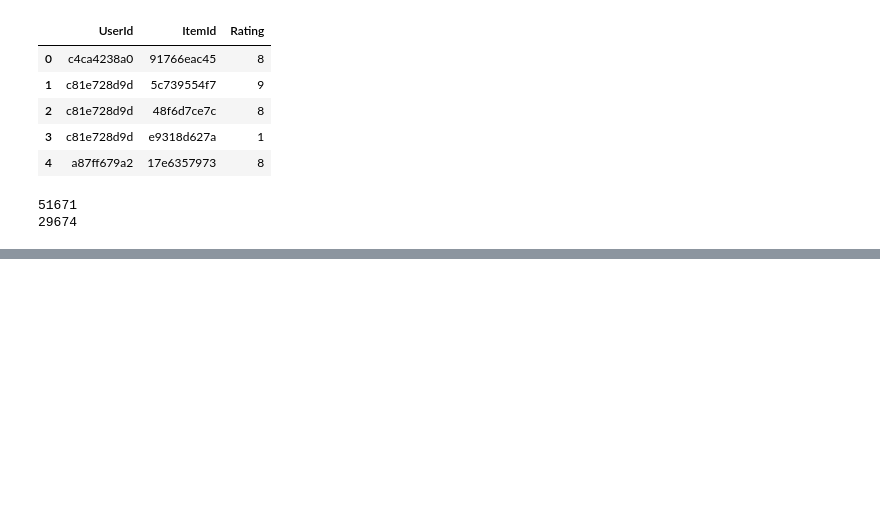
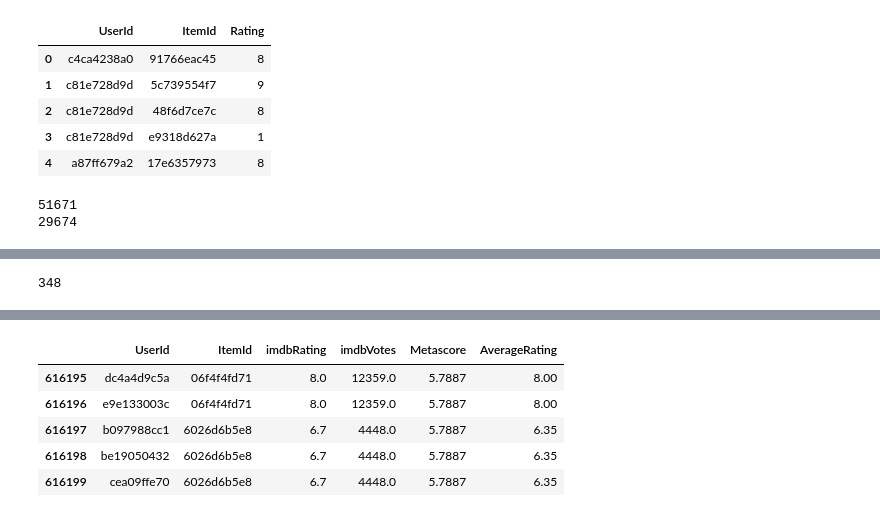
Before and after one commit to carolinabrandao/Recommendation-movies-to-users, a Jupyter notebook: teste2.ipynb, the cells around one changed output, grey strips where cells are left out. Drawn from its saved outputs; the diff is of its cells as text; code cells hidden in the pictures; blank space fills up the shorter version.

```diff
--- a/teste2.ipynb
+++ b/teste2.ipynb
@@ -148,41 +217,49 @@ See the caveats in the documentation: https://pandas.pydata.org/pandas-docs/stab
 # %%
-# # "Ratings": [{"Source": "Internet Movie Database", "Value": "6.7/10"}, {"Source": "Rotten Tomatoes", "Value": "12%"}, {"Source": "Metacritic", "Value": "29/100"}]
-# #i want to get a mean of this ratings in 10 scale, keeping in mind maybe theres "N/A" values
+# "Ratings": [{"Source": "Internet Movie Database", "Value": "6.7/10"}, {"Source": "Rotten Tomatoes", "Value": "12%"}, {"Source": "Metacritic", "Value": "29/100"}]
+#i want to get a mean of this ratings in 10 scale, keeping in mind maybe theres "N/A" values
 
-# ratingsEnsemble = contentDf[['ItemId', 'Ratings']]
+ratingsEnsemble = contentDf[['ItemId', 'Ratings']]
 
 
-# # Função para normalizar os ratings para uma escala de 0 a 10
-# def normalize_rating(value):
-#     if '/' in value:
-#         numerator, denominator = value.split('/')
-#         return float(numerator) / float(denominator) * 10
-#     elif '%' in value:
-#         return float(value.strip('%')) / 10
-#     else:
-#         return None
+# Função para normalizar os ratings para uma escala de 0 a 10
+def normalize_rating(value):
+    if '/' in value:
+        numerator, denominator = value.split('/')
+        return float(numerator) / float(denominator) * 10
+    elif '%' in value:
+        return float(value.strip('%')) / 10
+    else:
+        return None
 
-# # Função para calcular a média dos ratings de uma linha
-# def calculate_average_ratings(ratings):
-#     normalized_ratings = []
-#     for rating in ratings:
-#         normalized_value = normalize_rating(rating['Value'])
-#         if normalized_value is not None:
-#             normalized_ratings.append(normalized_value)
+# Função para calcular a média dos ratings de uma linha
+def calculate_average_ratings(ratings):
+    normalized_ratings = []
+    for rating in ratings:
+        normalized_value = normalize_rating(rating['Value'])
+        if normalized_value is not None:
+            normalized_ratings.append(normalized_value)
 
-#     if normalized_ratings:
-#         return sum(normalized_ratings) / len(normalized_ratings)
-#     else:
-#         return None
+    if normalized_ratings:
+        return sum(normalized_ratings) / len(normalized_ratings)
+    else:
+        return None
 
-# # Supondo que você já tenha o DataFrame 'ratingsEnsemble'
-# # Vamos aplicar a função a cada linha do DataFrame
-# ratingsEnsemble['AverageRating'] = ratingsEnsemble['Ratings'].apply(calculate_average_ratings)
+# Supondo que você já tenha o DataFrame 'ratingsEnsemble'
+# Vamos aplicar a função a cada linha do DataFrame
+ratingsEnsemble['AverageRating'] = ratingsEnsemble['Ratings'].apply(calculate_average_ratings)
+
+# contar quantos valores nulos existem na coluna 'AverageRating'
+print(ratingsEnsemble['AverageRating'].isnull().sum())
+
+# substituir os valores nulos pela média dos valores não nulos
+ratingsEnsemble['AverageRating'].fillna(ratingsEnsemble['AverageRating'].mean(), inplace=True)
 
 
-# ratingsEnsemble.drop(columns =["Ratings"], inplace = True)
-# # Exibir as primeiras linhas para verificação
+ratingsEnsemble.drop(columns =["Ratings"], inplace = True)
+# Exibir as primeiras linhas para verificação
 
-# df_targets = pd.merge(df_targets, ratingsEnsemble, on='ItemId')
+df_targets = pd.merge(df_targets, ratingsEnsemble, on='ItemId')
 
-# df_targets.tail()
+df_targets.tail()
+# %% [output]
+348
@@ -188,0 +279,6 @@ See the caveats in the documentation: https://pandas.pydata.org/pandas-docs/stab
+|  | UserId | ItemId | imdbRating | imdbVotes | Metascore | AverageRating |
+| 616195 | dc4a4d9c5a | 06f4f4fd71 | 8.0 | 12359.0 | 5.7887 | 8.00 |
+| 616196 | e9e133003c | 06f4f4fd71 | 8.0 | 12359.0 | 5.7887 | 8.00 |
+| 616197 | b097988cc1 | 6026d6b5e8 | 6.7 | 4448.0 | 5.7887 | 6.35 |
+| 616198 | be19050432 | 6026d6b5e8 | 6.7 | 4448.0 | 5.7887 | 6.35 |
+| 616199 | cea09ffe70 | 6026d6b5e8 | 6.7 | 4448.0 | 5.7887 | 6.35 |
```
Also changed, not shown: parts of 12 cells of this notebook, 1 other file.
